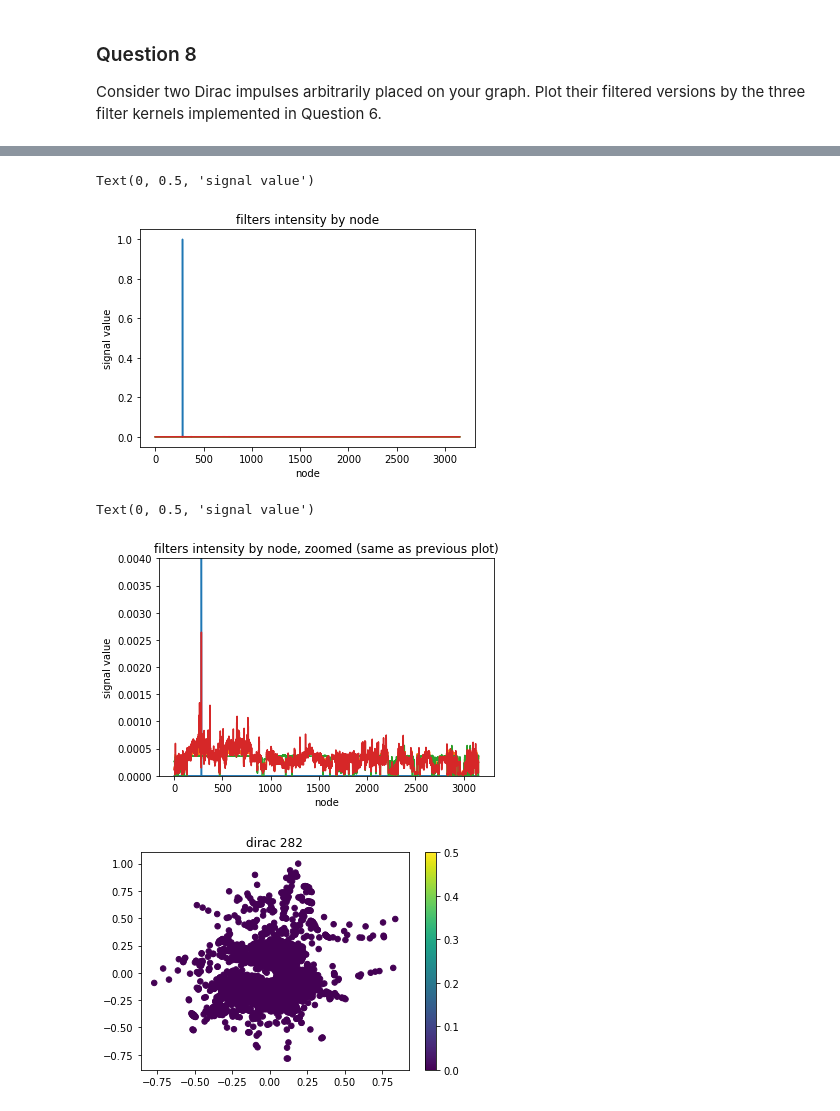
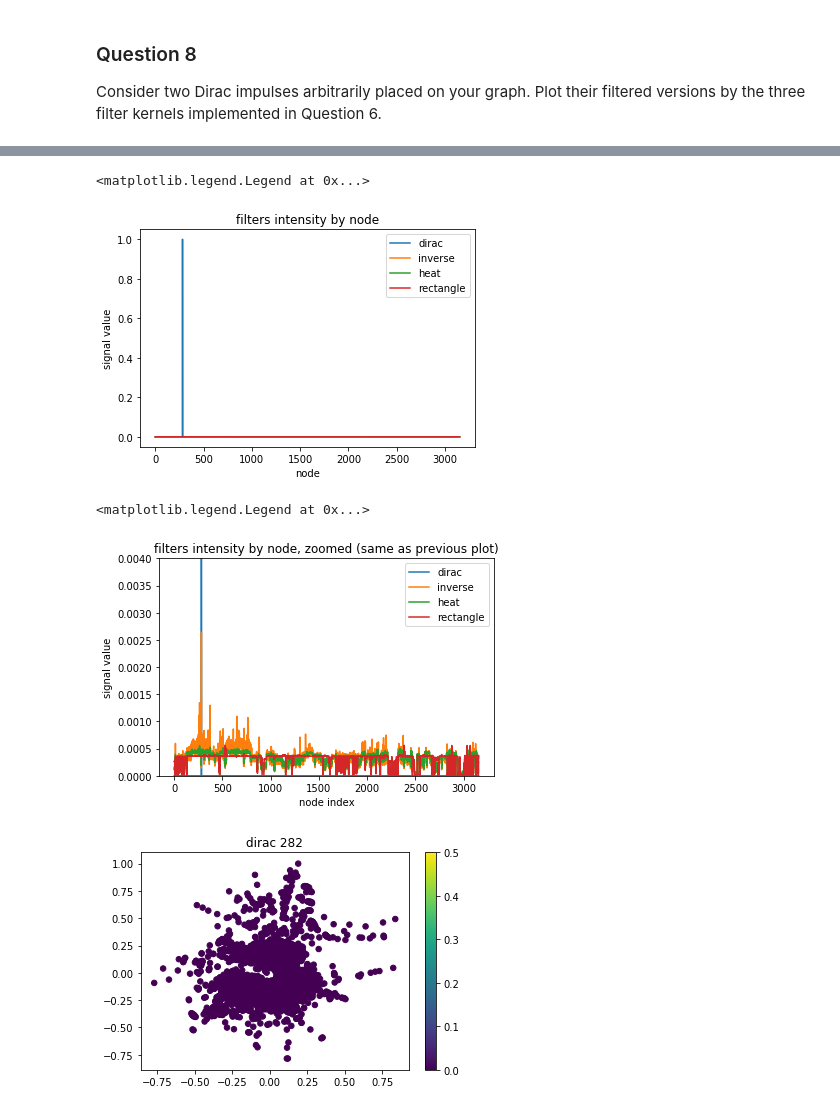
Before and after one commit to dsalathe/group_ntds, a Jupyter notebook: 4_graph_signal_processing.ipynb, the cells around one changed output, grey strips where cells are left out. Drawn from its saved outputs; the diff is of its cells as text; code cells hidden in the pictures.

```diff
--- a/4_graph_signal_processing.ipynb
+++ b/4_graph_signal_processing.ipynb
@@ -352,21 +333,24 @@ plt.plot(inverse1)
 plt.title("filters intensity by node")
 plt.xlabel("node")
 plt.ylabel("signal value")
+plt.legend(["dirac", "inverse", "heat", "rectangle"])
 # %% [output]
-Text(0, 0.5, 'signal value')
+<matplotlib.legend.Legend at 0x...>
-[figure, old version]
+[figure, new version]
 # %%
 plt.plot(dirac1)
+plt.plot(inverse1)
 plt.plot(heat1)
 plt.plot(rectangle1)
-plt.plot(inverse1)
+
 plt.ylim([0,0.004])
 plt.title("filters intensity by node, zoomed (same as previous plot)")
-plt.xlabel("node")
+plt.xlabel("node index")
 plt.ylabel("signal value")
+plt.legend(["dirac", "inverse", "heat", "rectangle"])
 # %% [output]
-Text(0, 0.5, 'signal value')
+<matplotlib.legend.Legend at 0x...>
-[figure, old version]
+[figure, new version]
 # %%
 size = 30
 graph2.plot_signal(dirac2, limits=[0, 0.5], vertex_size=size, plot_name="dirac 282")#, highlight=[3000, 2470])
```
Also changed, not shown: parts of 9 cells of this notebook.
